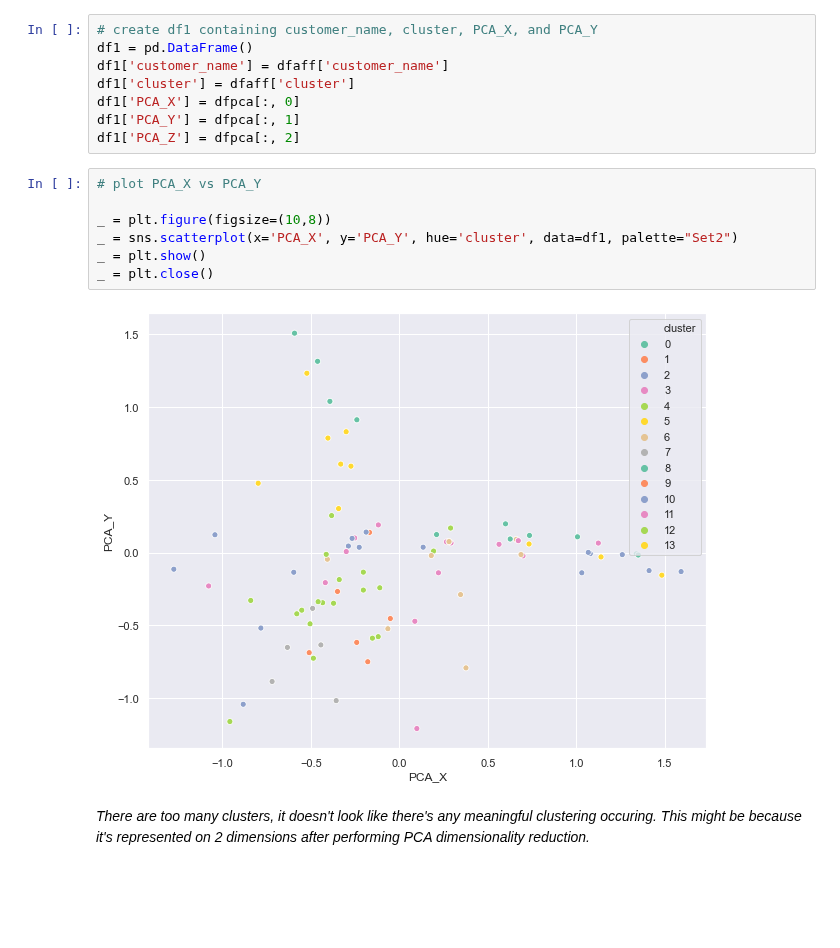
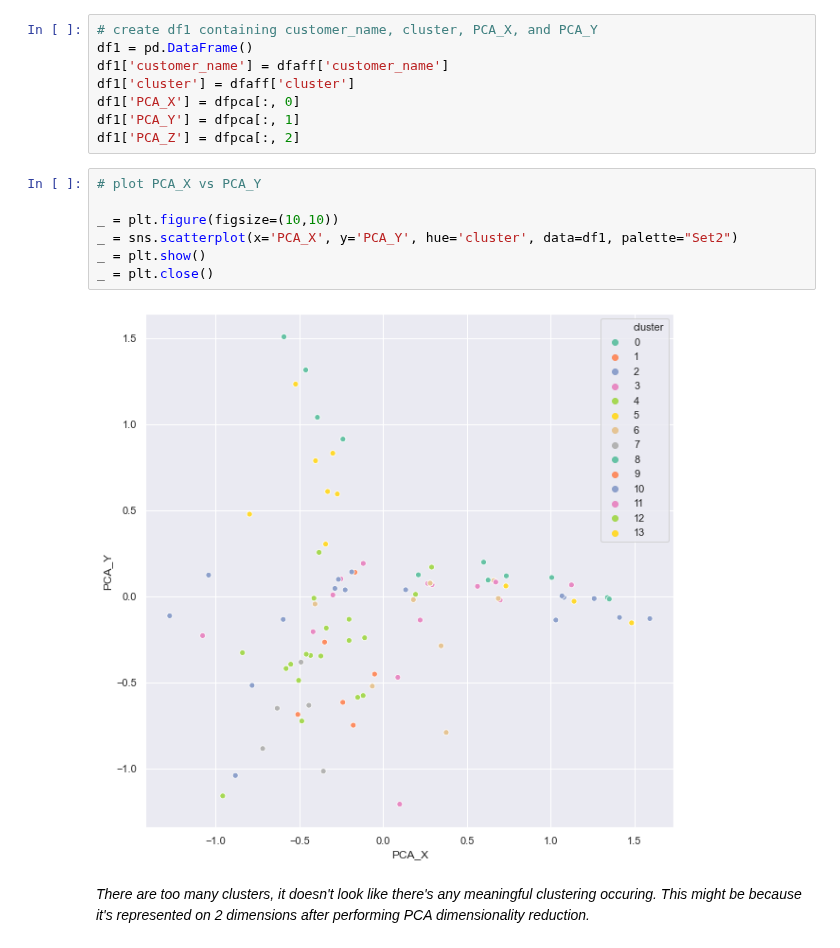
Before and after one commit to Dylan-C-Neal/Springboard-Data-Science-Career-Track, a Jupyter notebook: Clustering Case Study/Clustering Case Study - Customer Segmentation with K-Means - Tier 3 (1).ipynb, the cells around one changed output. Cells and saved outputs as stored; diff of their text form; blank space fills up the shorter version.

```diff
--- a/Clustering Case Study/Clustering Case Study - Customer Segmentation with K-Means - Tier 3 (1).ipynb
+++ b/Clustering Case Study/Clustering Case Study - Customer Segmentation with K-Means - Tier 3 (1).ipynb
@@ -647,11 +647,11 @@ df1['PCA_Z'] = dfpca[:, 2]
 # %%
 # plot PCA_X vs PCA_Y
 
-_ = plt.figure(figsize=(10,8))
+_ = plt.figure(figsize=(10,10))
 _ = sns.scatterplot(x='PCA_X', y='PCA_Y', hue='cluster', data=df1, palette="Set2")
 _ = plt.show()
 _ = plt.close()
 # %% [output]
-[figure, old version]
+[figure, new version]
 # %% [markdown]
 *There are too many clusters, it doesn't look like there's any meaningful clustering occuring. This might be because it's represented on 2 dimensions after performing PCA dimensionality reduction.*
```
